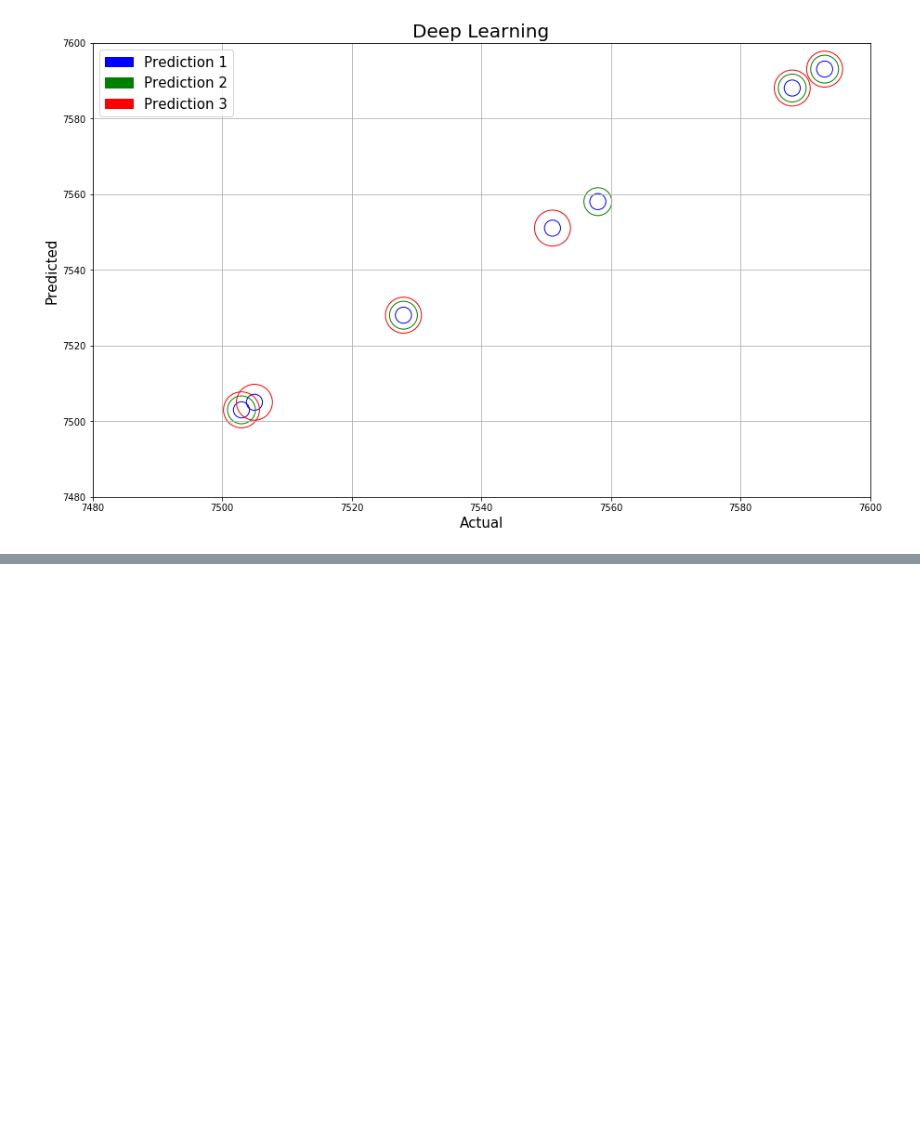
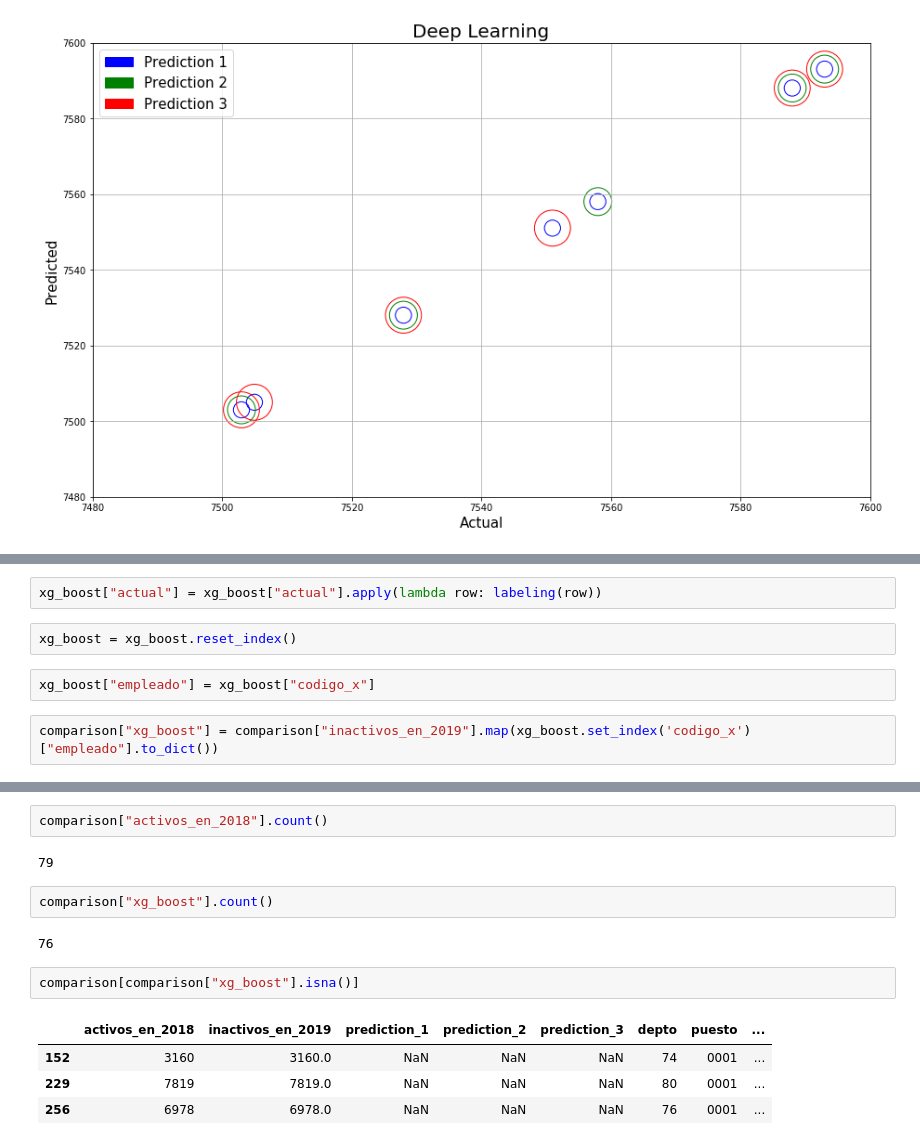
Before and after one commit to mmastermind/HR_Boost, a Jupyter notebook: predictions_comparison/predictions_comp_deep_learning.ipynb, the cells around one changed output, grey strips where cells are left out. Cells and saved outputs as stored; diff of their text form; blank space fills up the shorter version.

```diff
--- a/predictions_comparison/predictions_comp_deep_learning.ipynb
+++ b/predictions_comparison/predictions_comp_deep_learning.ipynb
@@ -195,0 +215,8 @@ comparison.to_csv("deep_learning_comparison.csv")
+# %%
+xg_boost["actual"] = xg_boost["actual"].apply(lambda row: labeling(row))
+# %%
+xg_boost = xg_boost.reset_index()
+# %%
+xg_boost["empleado"] = xg_boost["codigo_x"]
+# %%
+comparison["xg_boost"] = comparison["inactivos_en_2019"].map(xg_boost.set_index('codigo_x')["empleado"].to_dict())
@@ -195,0 +232,15 @@ comparison.to_csv("deep_learning_comparison.csv")
+# %%
+comparison["activos_en_2018"].count()
+# %% [output]
+79
+# %%
+comparison["xg_boost"].count()
+# %% [output]
+76
+# %%
+comparison[comparison["xg_boost"].isna()]
+# %% [output]
+|  | activos_en_2018 | inactivos_en_2019 | prediction_1 | prediction_2 | prediction_3 | depto | puesto | ... |
+| 152 | 3160 | 3160.0 | NaN | NaN | NaN | 74 | 0001 | ... |
+| 229 | 7819 | 7819.0 | NaN | NaN | NaN | 80 | 0001 | ... |
+| 256 | 6978 | 6978.0 | NaN | NaN | NaN | 76 | 0001 | ... |
```
Also changed, not shown: parts of 7 cells of this notebook, 5 other files.
